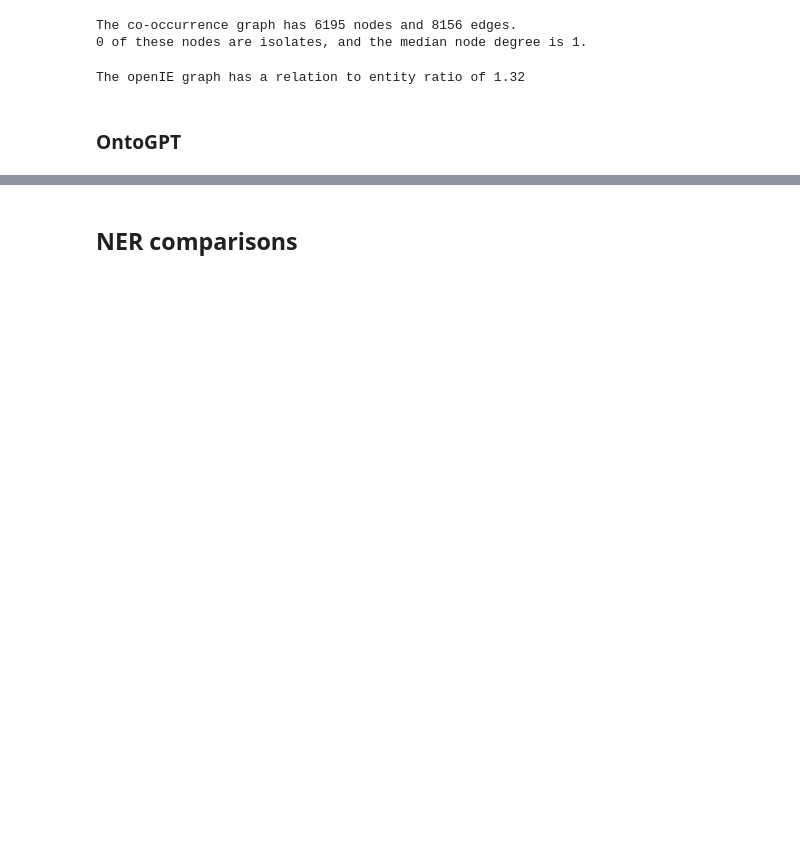
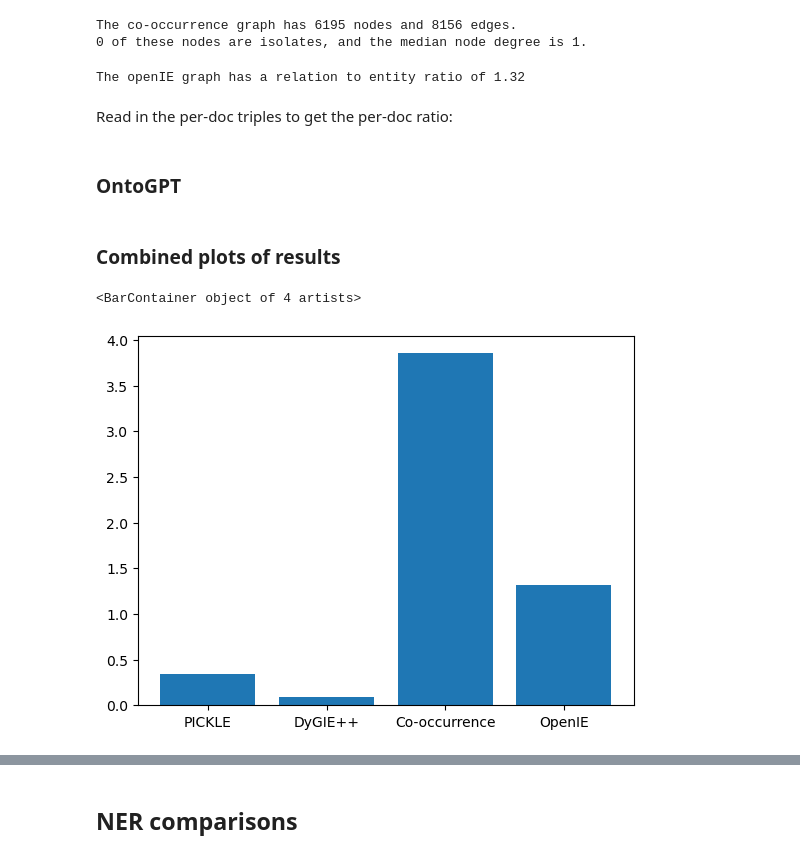
Before and after one commit to serenalotreck/literature-genes, a Jupyter notebook: notebooks/graph_quality_evaluation.ipynb, the cells around one changed output, grey strips where cells are left out. Drawn from its saved outputs; the diff is of its cells as text; code cells hidden in the pictures; blank space fills up the shorter version.

```diff
--- a/notebooks/graph_quality_evaluation.ipynb
+++ b/notebooks/graph_quality_evaluation.ipynb
@@ -187,5 +186,21 @@ total_ratio_openie = len(openie_graph.edges)/len(openie_graph.nodes)
 print(f'The openIE graph has a relation to entity ratio of {total_ratio_openie:.2f}')
 # %% [output]
 The openIE graph has a relation to entity ratio of 1.32
+# %% [markdown]
+Read in the per-doc triples to get the per-doc ratio:
 # %% [markdown]
 ### OntoGPT
+# %% [markdown]
+### Combined plots of results
+# %%
+ratios = {
+    'PICKLE': total_ratio,
+    'DyGIE++': total_ratio_dygiepp,
+    'Co-occurrence': total_ratio_co_occurrence,
+    'OpenIE': total_ratio_openie
+}
+# %%
+plt.bar(ratios.keys(), ratios.values())
+# %% [output]
+<BarContainer object of 4 artists>
+[figure, added]
```
Also changed, not shown: parts of 5 cells of this notebook, 2 other files.
